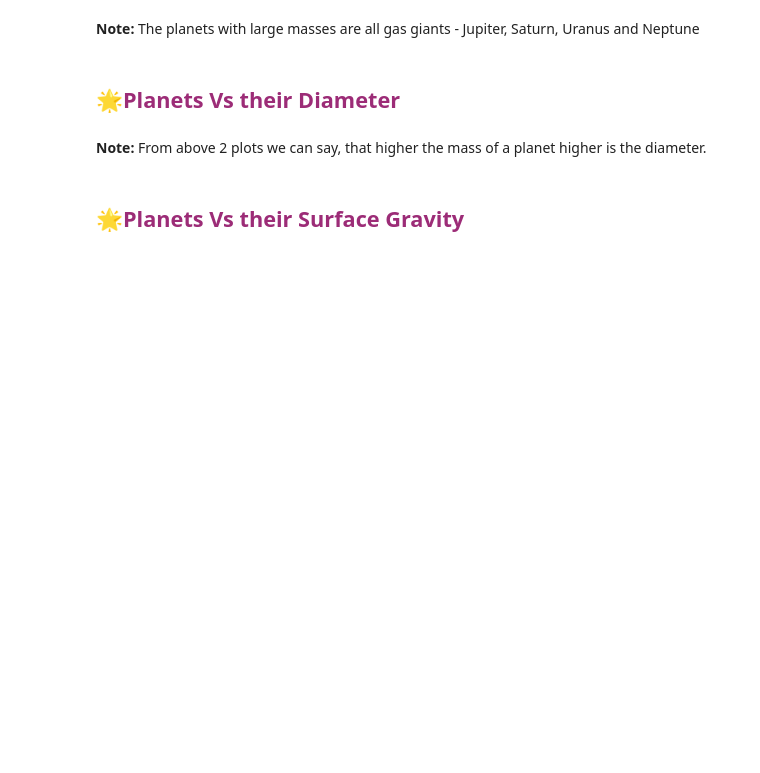
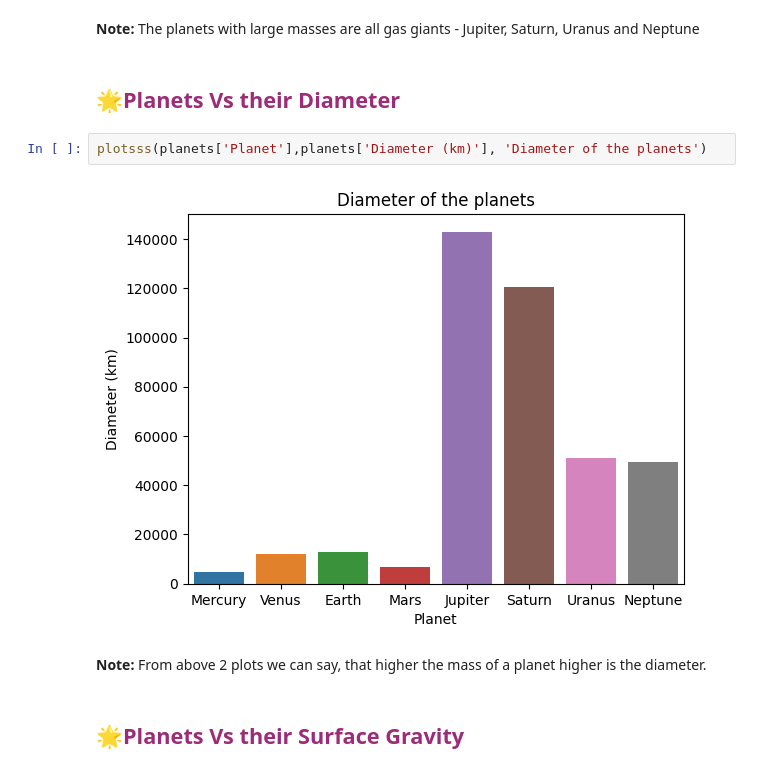
Before and after one commit to LuisMCota/upy3, a Jupyter notebook: Unit1/Pre-processing/Unit_1_Data_Preprocessing.ipynb, the cells around one changed output. Drawn from its saved outputs; the diff is of its cells as text; blank space fills up the shorter version.

```diff
--- a/Unit1/Pre-processing/Unit_1_Data_Preprocessing.ipynb
+++ b/Unit1/Pre-processing/Unit_1_Data_Preprocessing.ipynb
@@ -298,6 +308,10 @@ Create a plot(graph) to visualize the distance fro mthe sun from the closets to
 **Note:** The planets with large masses are all gas giants - Jupiter, Saturn, Uranus and Neptune
 # %% [markdown]
 ## **<span style="color:#9C2C77;">🌟Planets Vs their Diameter </span>**
+# %%
+plotsss(planets['Planet'],planets['Diameter (km)'], 'Diameter of the planets')
+# %% [output]
+[figure, added]
 # %% [markdown]
 **Note:** From above 2 plots we can say, that higher the mass of a planet higher is the diameter.
 # %% [markdown]
```
Also changed, not shown: parts of 4 cells of this notebook.
